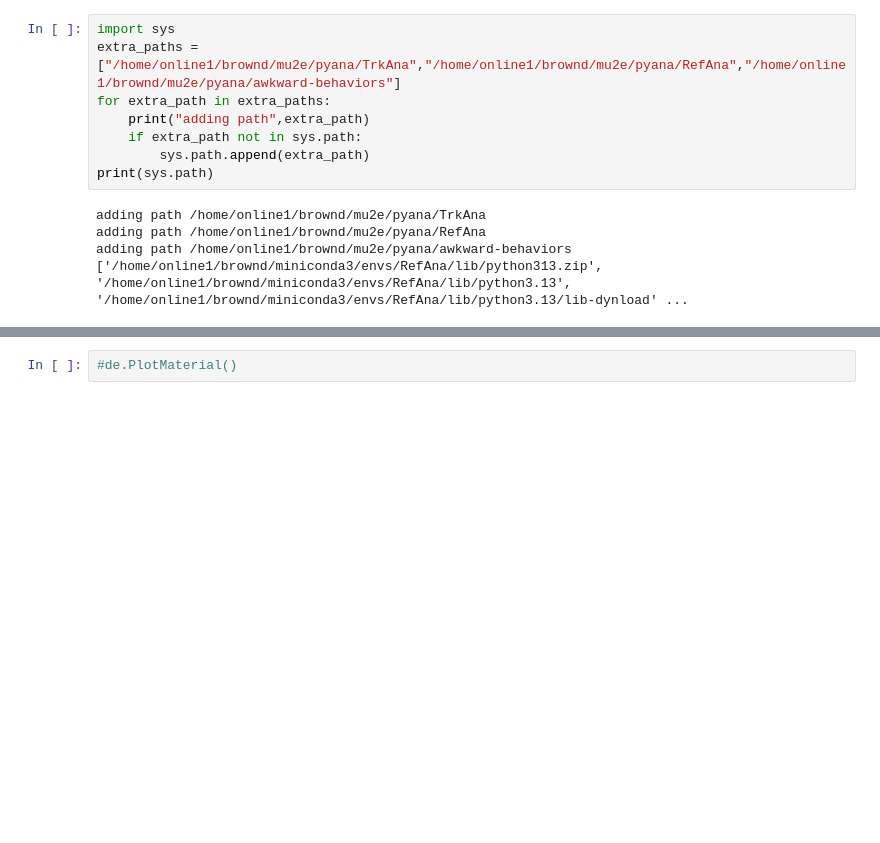
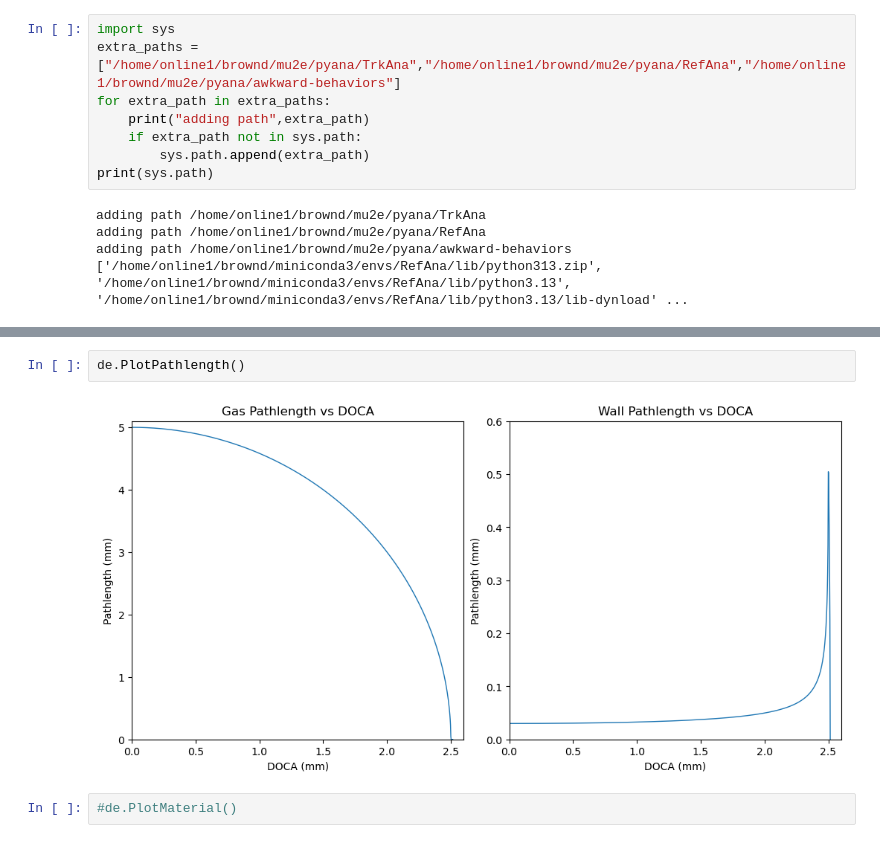
Before and after one commit to brownd1978/TrkAna, a Jupyter notebook: DeRes.ipynb, the cells around one changed output, grey strips where cells are left out. Saved outputs shown, nothing was run; the diff lists cells and outputs as text; blank space fills up the shorter version.

```diff
--- a/DeRes.ipynb
+++ b/DeRes.ipynb
@@ -54,3 +36,7 @@ de.PlotQuality()
+# %%
+de.PlotPathlength()
+# %% [output]
+[figure, added]
 # %%
 #de.PlotMaterial()
 # %%
```
Also changed, not shown: parts of 10 cells of this notebook, 4 other files.
